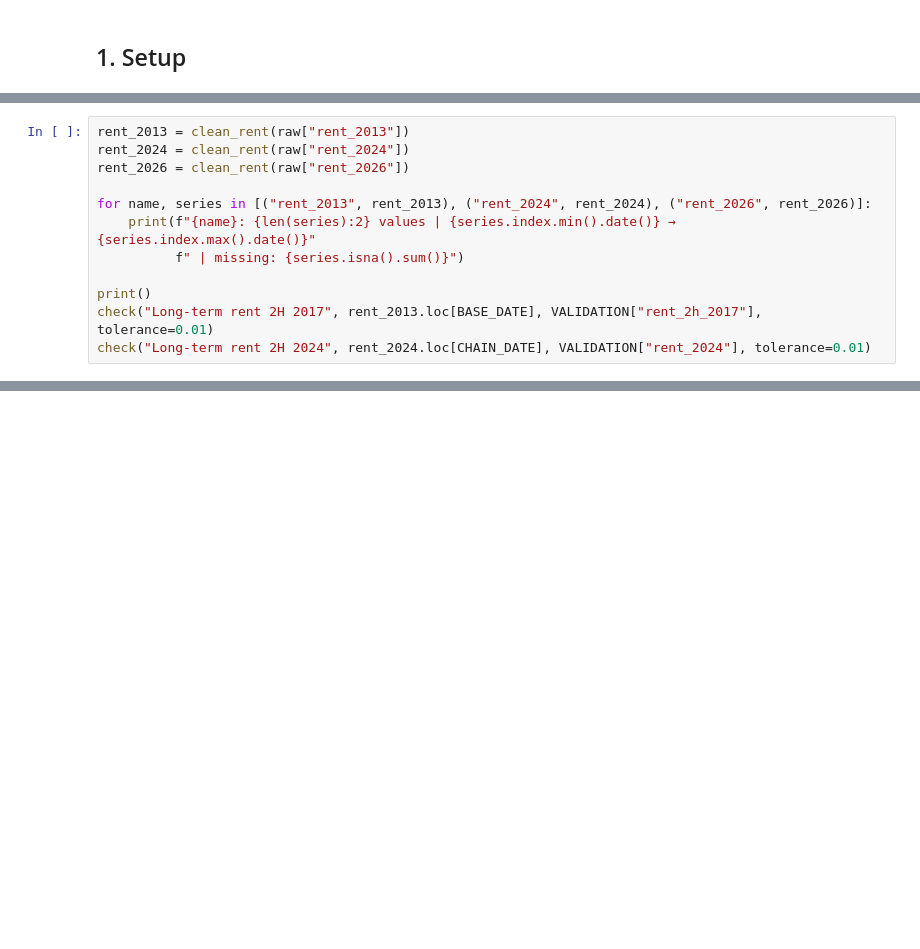
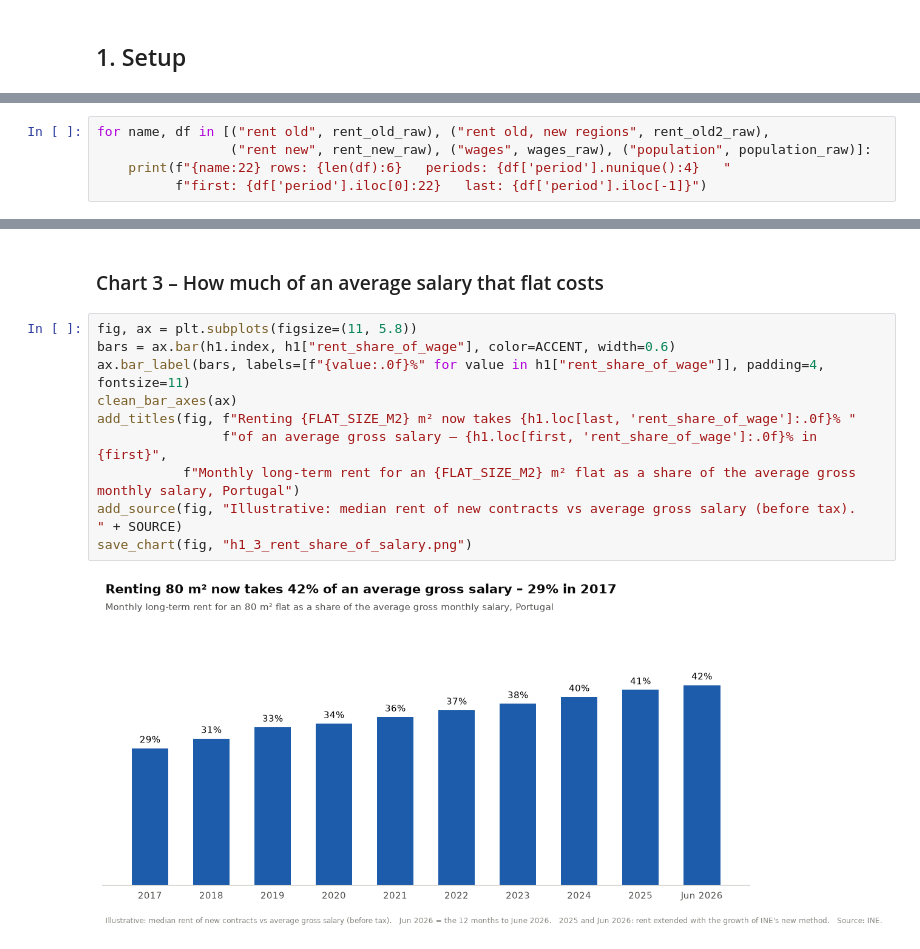
Before and after one commit to andreacarlocerri/data-wrangling-project, a Jupyter notebook: h1_long_term_rent_vs_wages.ipynb, the cells around one changed output, grey strips where cells are left out. Cells and saved outputs as stored; diff of their text form; blank space fills up the shorter version.

```diff
--- a/h1_long_term_rent_vs_wages.ipynb
+++ b/h1_long_term_rent_vs_wages.ipynb
@@ -222,12 +29,0 @@ def check(label: str, actual: float, expected: float, tolerance: float = 0.0) ->
-# %%
-rent_2013 = clean_rent(raw["rent_2013"])
-rent_2024 = clean_rent(raw["rent_2024"])
-rent_2026 = clean_rent(raw["rent_2026"])
-
-for name, series in [("rent_2013", rent_2013), ("rent_2024", rent_2024), ("rent_2026", rent_2026)]:
-    print(f"{name}: {len(series):2} values | {series.index.min().date()} → {series.index.max().date()}"
-          f" | missing: {series.isna().sum()}")
-
-print()
-check("Long-term rent 2H 2017", rent_2013.loc[BASE_DATE], VALIDATION["rent_2h_2017"], tolerance=0.01)
-check("Long-term rent 2H 2024", rent_2024.loc[CHAIN_DATE], VALIDATION["rent_2024"], tolerance=0.01)
@@ -808,0 +99,5 @@ Markdown(f"""
+# %%
+for name, df in [("rent old", rent_old_raw), ("rent old, new regions", rent_old2_raw),
+                 ("rent new", rent_new_raw), ("wages", wages_raw), ("population", population_raw)]:
+    print(f"{name:22} rows: {len(df):6}   periods: {df['period'].nunique():4}   "
+          f"first: {df['period'].iloc[0]:22}   last: {df['period'].iloc[-1]}")
@@ -808,0 +492,14 @@ Markdown(f"""
+# %% [markdown]
+### Chart 3 – How much of an average salary that flat costs
+# %%
+fig, ax = plt.subplots(figsize=(11, 5.8))
+bars = ax.bar(h1.index, h1["rent_share_of_wage"], color=ACCENT, width=0.6)
+ax.bar_label(bars, labels=[f"{value:.0f}%" for value in h1["rent_share_of_wage"]], padding=4, fontsize=11)
+clean_bar_axes(ax)
+add_titles(fig, f"Renting {FLAT_SIZE_M2} m² now takes {h1.loc[last, 'rent_share_of_wage']:.0f}% "
+                f"of an average gross salary – {h1.loc[first, 'rent_share_of_wage']:.0f}% in {first}",
+           f"Monthly long-term rent for an {FLAT_SIZE_M2} m² flat as a share of the average gross monthly salary, Portugal")
+add_source(fig, "Illustrative: median rent of new contracts vs average gross salary (before tax).   " + SOURCE)
+save_chart(fig, "h1_3_rent_share_of_salary.png")
+# %% [output]
+[figure, added]
```
Also changed, not shown: parts of 70 cells of this notebook, 10 other files.
